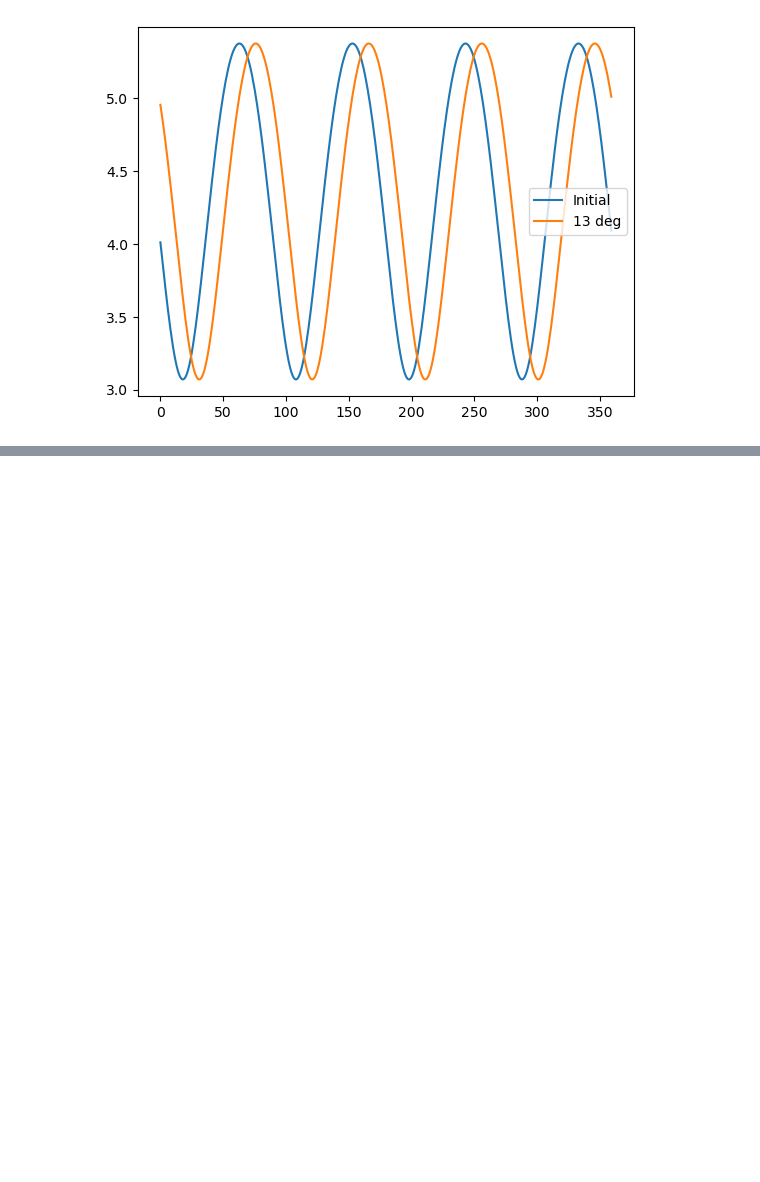
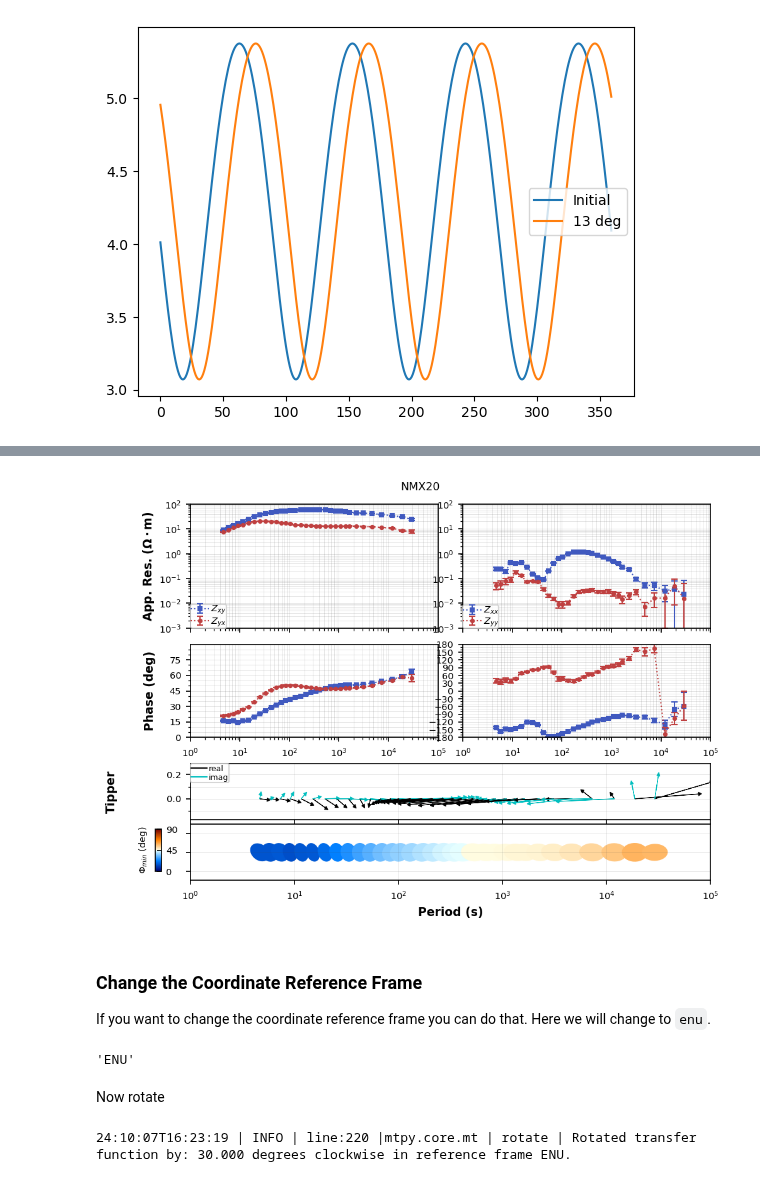
Before and after one commit to MTgeophysics/mtpy-v2, a Jupyter notebook: docs/source/notebooks/rotations_conventions.ipynb, the cells around one changed output, grey strips where cells are left out. Cells and saved outputs as stored; diff of their text form; code cells hidden in the pictures; blank space fills up the shorter version.

```diff
--- a/docs/source/notebooks/rotations_conventions.ipynb
+++ b/docs/source/notebooks/rotations_conventions.ipynb
@@ -528,0 +581,22 @@ plt.legend()
+# %%
+r2 = rot_mt_object.plot_mt_response(plot_num=2)
+# %% [output]
+[figure, added]
+# %% [markdown]
+### Change the Coordinate Reference Frame
+
+If you want to change the coordinate reference frame you can do that.  Here we will change to `enu`.
+# %%
+mt_object_enu = MT()
+mt_object_enu.read(TF_XML)
+
+mt_object_enu.coordinate_reference_frame = "-"
+mt_object_enu.coordinate_reference_frame
+# %% [output]
+'ENU'
+# %% [markdown]
+Now rotate
+# %%
+mt_object_enu.rotate(30, inplace=True)
+# %% [output]
+24:10:07T16:23:19 | INFO | line:220 |mtpy.core.mt | rotate | Rotated transfer function by: 30.000 degrees clockwise in reference frame ENU.
```
Also changed, not shown: parts of 18 cells of this notebook, 1 other file.
